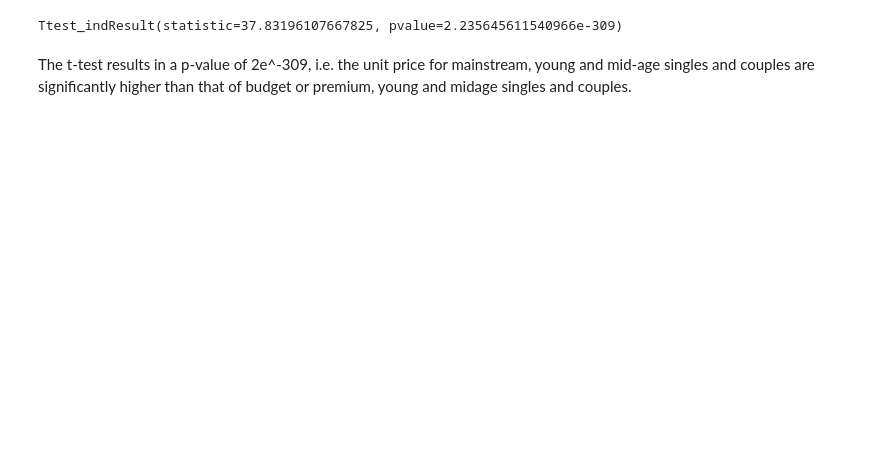
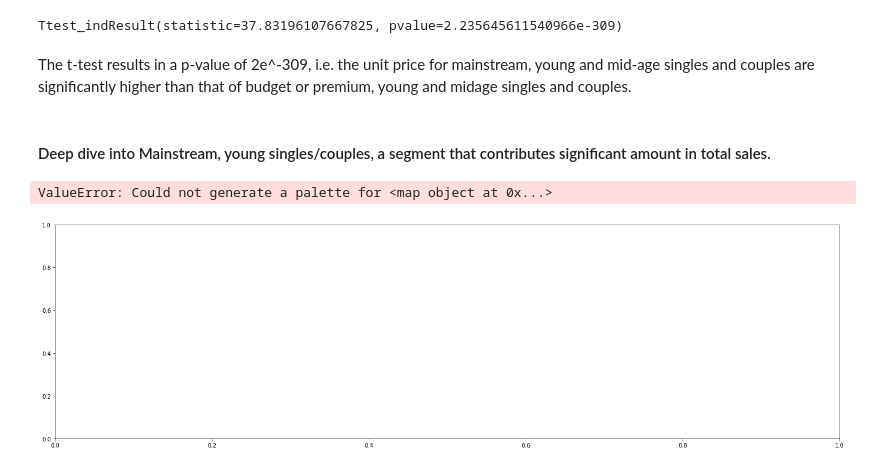
Before and after one commit to natalyabakhshetyan/quantium_data_analysis, a Jupyter notebook: analysis.ipynb, the cells around one changed output. Cells and saved outputs as stored; diff of their text form; code cells hidden in the pictures; blank space fills up the shorter version.

Commit message:
Deep dive into Mainstream, young singles/couples

```diff
--- a/analysis.ipynb
+++ b/analysis.ipynb
@@ -661,3 +657,18 @@ Ttest_indResult(statistic=37.83196107667825, pvalue=2.235645611540966e-309)
 # %% [markdown]
 The t-test results in a p-value of 2e^-309, i.e. the unit price for mainstream, young and mid-age singles and couples are significantly higher than
 that of budget or premium, young and midage singles and couples.
+# %% [markdown]
+#### Deep dive into Mainstream, young singles/couples, a segment that contributes significant amount in total sales.
+# %%
+# brand tendencies among this segment
+mysc_segment = all_data[(all_data['PREMIUM_CUSTOMER'] == 'Mainstream') & (all_data['LIFESTAGE'] == 'YOUNG SINGLES/COUPLES')]
+
+brand_count = mysc_segment.groupby(['PACK_BRAND'])['PROD_QTY'].agg('sum').reset_index().sort_values(['PROD_QTY'], ascending=False)
+
+
+fig, ax = plt.subplots(figsize=(25, 7))
+ax = sb.barplot(x='PACK_BRAND', y = 'PROD_QTY', palette = sb.color_palette()[1], data = brand_count)
+ax.set(xlabel='pack brand', ylabel='number of packs sold', title = 'Amount of packs sold by brand for the mainstream, young singles/couples segment')
+# %% [output]
+ValueError: Could not generate a palette for <map object at 0x...>
+[figure, added]
```
Also changed, not shown: parts of 1 cell of this notebook.
